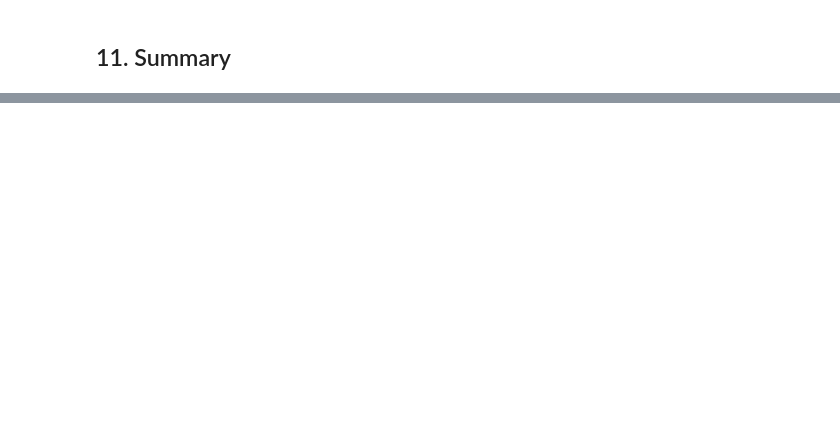
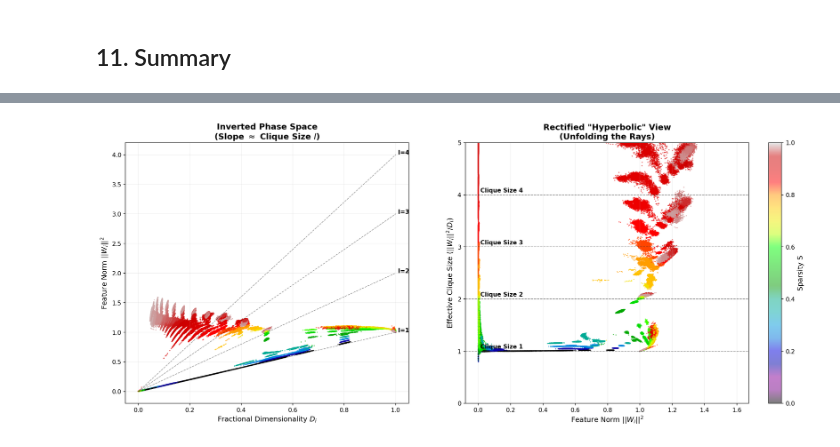
Before and after one commit to GeorgiIlIvanov/Spectral_Superposition, a Jupyter notebook: public/decomp/diagnostics_sweep.ipynb, the cells around one changed output, grey strips where cells are left out. Cells and saved outputs as stored; diff of their text form; code cells hidden in the pictures; blank space fills up the shorter version.

```diff
--- a/public/decomp/diagnostics_sweep.ipynb
+++ b/public/decomp/diagnostics_sweep.ipynb
@@ -572,0 +969,79 @@ print("=" * 70)
+# %%
+import numpy as np
+import matplotlib.pyplot as plt
+
+def plot_hyperbolic_refactoring(X, Y, S):
+    """
+    Refactors the view to highlight Integer Clique Sizes (I).
+
+    X: Feature Norms ||W_i||^2
+    Y: Fractional Dimensionality D_i
+    S: Sparsity (for coloring)
+    """
+
+    # Avoid division by zero
+    epsilon = 1e-9
+
+    # --- TRANSFORMATION 1: The Inverted Phase Space ---
+    # Original: D_i vs Norm. Slope ~ 1/I.
+    # New: Norm vs D_i. Slope ~ I.
+
+    # --- TRANSFORMATION 2: The "Rectified" Quantization ---
+    # We calculate the "Effective Clique Size" I_eff = Norm / D_i
+    # If the data follows linear rays D_i = Norm / I, then I_eff should be constant I.
+    I_eff = X / (Y + epsilon)
+
+    fig, axes = plt.subplots(1, 2, figsize=(20, 8), dpi=150)
+
+    # Colormap: Purple (Dense) -> Red (Sparse)
+    cmap = plt.get_cmap('nipy_spectral')
+
+    # --- PLOT 1: Inverted Axes (Slope = I) ---
+    ax1 = axes[0]
+    sc1 = ax1.scatter(Y, X, c=S, cmap=cmap, vmin=0, vmax=1, s=1, alpha=0.5, rasterized=True)
+
+    ax1.set_title('Inverted Phase Space\n(Slope $\\approx$ Clique Size $I$)', fontsize=14, weight='bold')
+    ax1.set_xlabel(r'Fractional Dimensionality $D_i$', fontsize=12)
+    ax1.set_ylabel(r'Feature Norm $||W_i||^2$', fontsize=12)
+
+    # Add Integer Slope Lines (y = I * x)
+    x_ref = np.linspace(0, np.max(Y), 100)
+    for i in [1, 2, 3, 4]:
+        ax1.plot(x_ref, x_ref * i, 'k--', alpha=0.4, linewidth=1)
+        ax1.text(x_ref[-1], x_ref[-1]*i, f" I={i}", fontsize=10, weight='bold')
+
+    ax1.grid(True, alpha=0.2)
+
+    # --- PLOT 2: Rectified Quantization (Horizontal Bands) ---
+    ax2 = axes[1]
+    # Plot I_eff vs Norm. Ideally, this should be flat horizontal lines at integers.
+    sc2 = ax2.scatter(X, I_eff, c=S, cmap=cmap, vmin=0, vmax=1, s=1, alpha=0.5, rasterized=True)
+
+    ax2.set_title('Rectified "Hyperbolic" View\n(Unfolding the Rays)', fontsize=14, weight='bold')
+    ax2.set_xlabel(r'Feature Norm $||W_i||^2$', fontsize=12)
+    ax2.set_ylabel(r'Effective Clique Size ($||W_i||^2 / D_i$)', fontsize=12)
+
+    # Add Integer Horizontal Lines
+    for i in [1, 2, 3, 4]:
+        ax2.axhline(y=i, color='k', linestyle='--', alpha=0.4, linewidth=1)
+        ax2.text(0, i + 0.05, f" Clique Size {i}", fontsize=10, weight='bold')
+
+    ax2.set_ylim(0, 5) # Focus on the first few integer modes
+    ax2.grid(True, alpha=0.2)
+
+    # Shared Colorbar
+    cbar = fig.colorbar(sc2, ax=axes, fraction=0.02, pad=0.03)
+    cbar.set_label('Sparsity S', fontsize=12)
+
+    plt.savefig('spectral_hyperbolic_refactor.png')
+    print("Saved hyperbolic refactoring to 'spectral_hyperbolic_refactor.png'")
+    plt.show()
+
+if __name__ == "__main__":
+    # Assumes X, Y, S are loaded from previous step
+    if 'X' in locals() and X is not None:
+        plot_hyperbolic_refactoring(X, Y, S)
+    else:
+        # X, Y, C, S = collect_spectral_data_with_sparsity('results')
+        print("Please load data (X, Y, S) first.")
+# %% [output]
@@ -572,0 +1049 @@ print("=" * 70)
+[figure, added]
```
Also changed, not shown: parts of 19 cells of this notebook, 6 other files.
